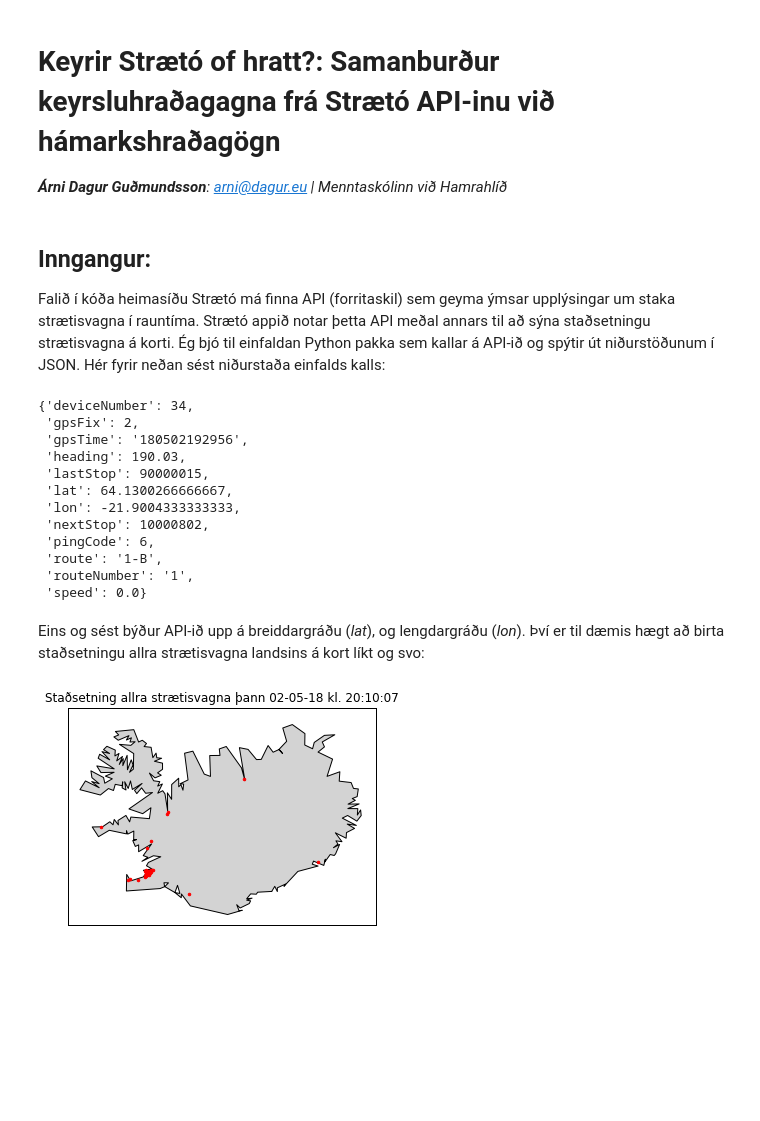
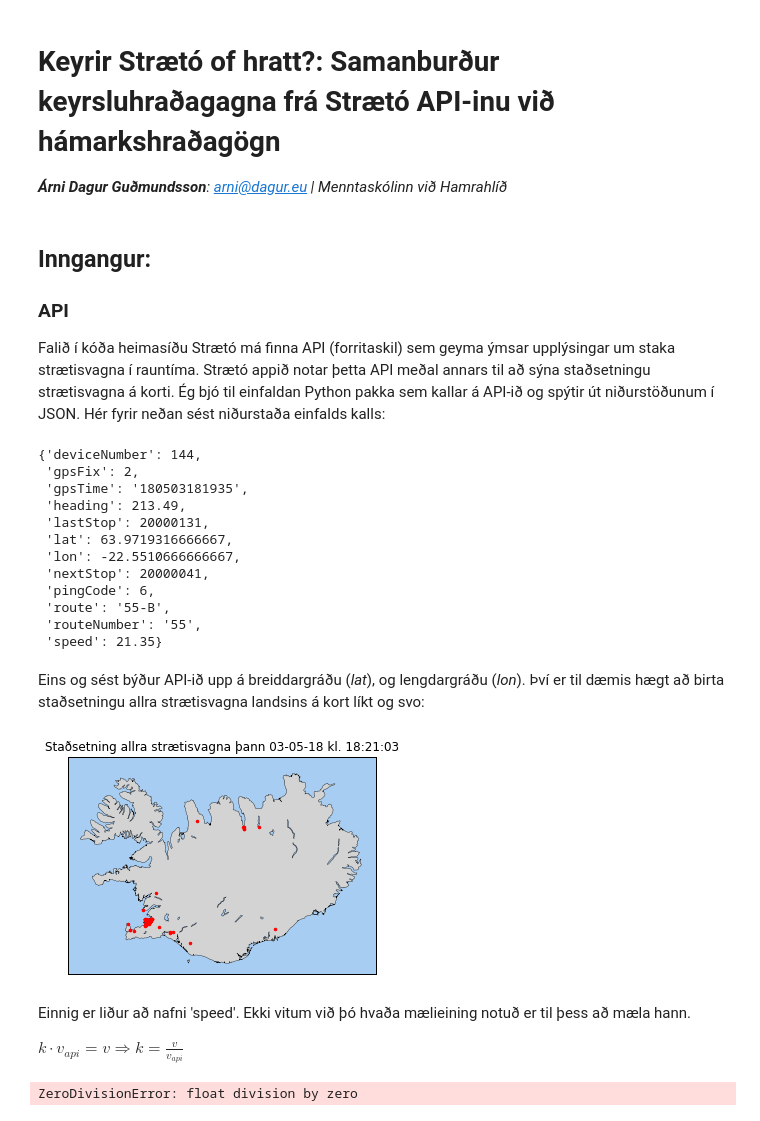
Before and after one commit to ArniDagur/straeto-notebook, a Jupyter notebook: straeto-notebook.ipynb, the cells around one changed output. Drawn from its saved outputs; the diff is of its cells as text; code cells hidden in the pictures; blank space fills up the shorter version.

```diff
--- a/straeto-notebook.ipynb
+++ b/straeto-notebook.ipynb
@@ -5,45 +5,83 @@ _**Árni Dagur Guðmundsson**: arni@dagur.eu | Menntaskólinn við Hamrahlíð_
 # %% [markdown]
 ## Inngangur:
 
+### API
 Falið í kóða heimasíðu Strætó má finna API (forritaskil) sem geyma ýmsar upplýsingar um staka strætisvagna í rauntíma. Strætó appið notar þetta API meðal annars til að sýna staðsetningu strætisvagna á korti. Ég bjó til einfaldan Python pakka sem kallar á API-ið og spýtir út niðurstöðunum í JSON. Hér fyrir neðan sést niðurstaða einfalds kalls:
 # %%
 from straeto import straeto
-straeto.getBusPositionsFor("1")[0]
+straeto.getBusPositionsFor(["55"])[0]
 # %% [output]
-{'deviceNumber': 34,
+{'deviceNumber': 144,
  'gpsFix': 2,
- 'gpsTime': '180502192956',
- 'heading': 190.03,
- 'lastStop': 90000015,
- 'lat': 64.1300266666667,
- 'lon': -21.9004333333333,
- 'nextStop': 10000802,
+ 'gpsTime': '180503181935',
+ 'heading': 213.49,
+ 'lastStop': 20000131,
+ 'lat': 63.9719316666667,
+ 'lon': -22.5510666666667,
+ 'nextStop': 20000041,
  'pingCode': 6,
- 'route': '1-B',
- 'routeNumber': '1',
- 'speed': 0.0}
+ 'route': '55-B',
+ 'routeNumber': '55',
+ 'speed': 21.35}
 # %% [markdown]
 Eins og sést býður API-ið upp á breiddargráðu (_lat_), og lengdargráðu (_lon_). Því er til dæmis hægt að birta staðsetningu allra strætisvagna landsins á kort líkt og svo:
 # %%
 %matplotlib inline
 import matplotlib.pyplot as plt
 from mpl_toolkits.basemap import Basemap
 import warnings; warnings.filterwarnings('ignore')
-import datetime
+from datetime import datetime
 
-map = Basemap(projection='merc', resolution='l', urcrnrlon=-12.9, urcrnrlat=66.8, llcrnrlon=-25, llcrnrlat=63.2)
-map.drawcoastlines()
-map.fillcontinents(color='lightgrey')
-map.drawmapboundary()
+map = Basemap(projection='merc', resolution='h', urcrnrlat=66.8, urcrnrlon=-12.9, llcrnrlat=63.2, llcrnrlon=-25)
+map.drawcoastlines(linewidth=0.35)
+map.fillcontinents(color='lightgrey', lake_color='#a7cdf2')
+map.drawmapboundary(fill_color='#a7cdf2')
 
 for bus in straeto.getAllBusPositions():
     X, Y = map(bus['lon'], bus['lat'])
     map.plot(X, Y, 'ro', markersize=2.5)
 
-plt.title('Staðsetning allra strætisvagna þann {}'.format(datetime.datetime.now().strftime('%d-%m-%y kl. %H:%M:%S')))
+plt.title('Staðsetning allra strætisvagna þann {}'.format(datetime.now().strftime('%d-%m-%y kl. %H:%M:%S')))
 plt.show()
 # %% [output]
-[figure, old version]
+[figure, new version]
+# %% [markdown]
+Einnig er liður að nafni 'speed'. Ekki vitum við þó hvaða mælieining notuð er til þess að mæla hann.
+
+$k\cdot v_{api} = v \Rightarrow k = \frac{v}{v_{api}}$
+# %%
+import time
+from geopy.distance import vincenty
+
+p_buses = straeto.getAllBusPositions(); buses = p_buses
+while buses == p_buses:
+    buses = straeto.getAllBusPositions()
+    time.sleep(1)
+
+assert len(buses) == len(p_buses)
+buses = sorted(buses, key=lambda bus: bus['deviceNumber']); p_buses = sorted(p_buses, key=lambda bus: bus['deviceNumber'])
+
+Ks = []
+for i in range(len(buses)):
+    bus = buses[i]; p_bus = p_buses[i]
+    if bus == p_bus:
+        continue
+    assert bus['deviceNumber'] == p_bus['deviceNumber']
+    bus_coords = (bus['lat'], bus['lon']); p_bus_coords = (p_bus['lat'], p_bus['lon'])
+    dist = vincenty(bus_coords, p_bus_coords).m
+    bus_t = int(bus['gpsTime'][-2:]); p_bus_t = int(p_bus['gpsTime'][-2:])
+    bus_t += 60 if bus_t < p_bus_t else False
+    delta_t = bus_t - p_bus_t
+    v_kmh = dist/delta_t
+    if bus['speed']+p_bus['speed'] == 0:
+        continue
+    k = (2*v_kmh)/(bus['speed']+p_bus['speed'])
+    Ks.append(k)
+print("k = {}".format(sum(Ks)/len(Ks)))
+print("1/k = {}".format(sum(Ks)/len(Ks)))
+print(Ks)
+# %% [output]
+ZeroDivisionError: float division by zero
 # %% [markdown]
 ## Undirbúningur gagna:
 
```
Also changed, not shown: parts of 2 cells of this notebook.
